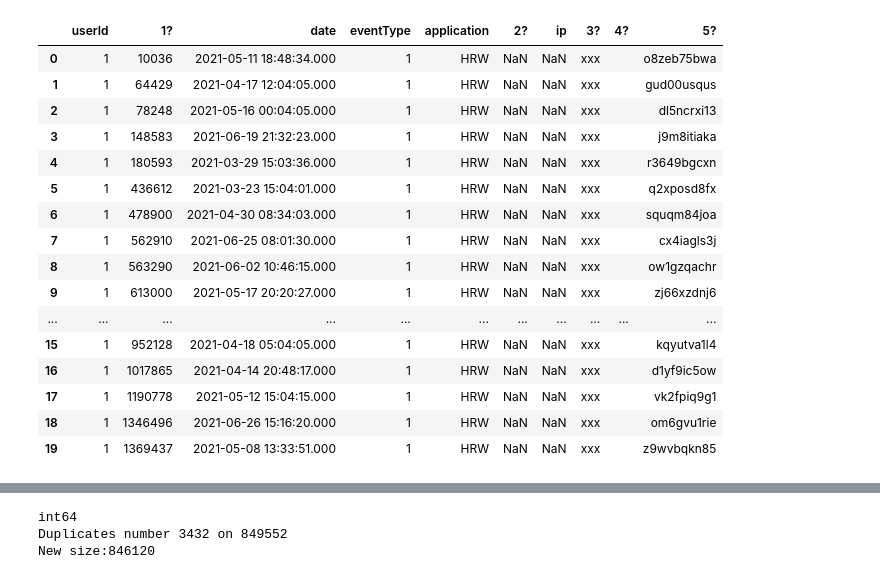
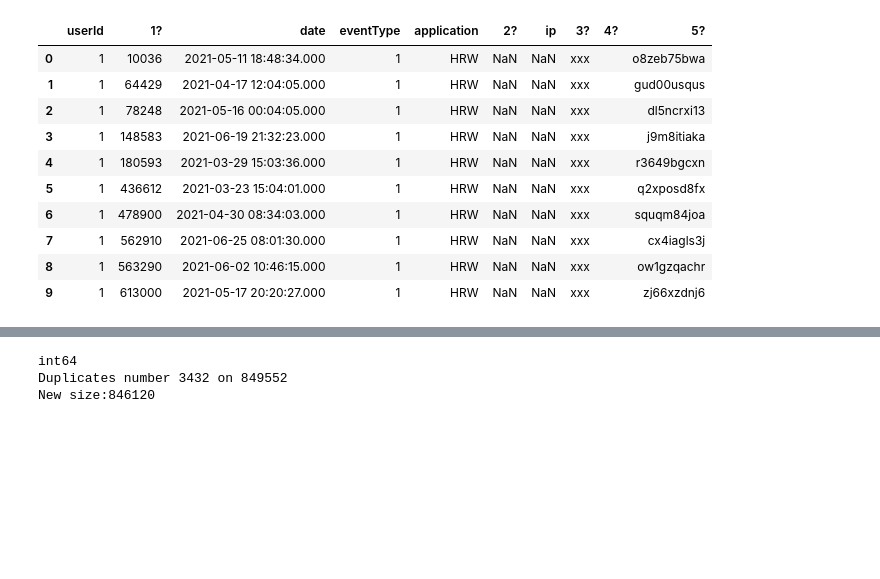
Before and after one commit to carloleo/AI-for-cybersecurity, a Jupyter notebook: AI project.ipynb, the cells around one changed output, grey strips where cells are left out. Saved outputs shown, nothing was run; the diff lists cells and outputs as text; code cells hidden in the pictures; blank space fills up the shorter version.

Commit message:
Implemented login dataframe

```diff
--- a/AI project.ipynb
+++ b/AI project.ipynb
@@ -7,25 +7,19 @@ UNKNOWN = 'unknown'
 df = pd.read_csv('coded_log.csv', sep=";",names=['userId', '1?', 'date','eventType','application','2?','ip','3?','4?','5?'])
 # %%
 # Visualize a snippet of the data frame df
-df.head(20)
+df.head(10)
 # %% [output]
 |  | userId | 1? | date | eventType | application | 2? | ip | 3? | 4? | 5? |
 | 0 | 1 | 10036 | 2021-05-11 18:48:34.000 | 1 | HRW | NaN | NaN | xxx |  | o8zeb75bwa |
 | 1 | 1 | 64429 | 2021-04-17 12:04:05.000 | 1 | HRW | NaN | NaN | xxx |  | gud00usqus |
 | 2 | 1 | 78248 | 2021-05-16 00:04:05.000 | 1 | HRW | NaN | NaN | xxx |  | dl5ncrxi13 |
 | 3 | 1 | 148583 | 2021-06-19 21:32:23.000 | 1 | HRW | NaN | NaN | xxx |  | j9m8itiaka |
 | 4 | 1 | 180593 | 2021-03-29 15:03:36.000 | 1 | HRW | NaN | NaN | xxx |  | r3649bgcxn |
 | 5 | 1 | 436612 | 2021-03-23 15:04:01.000 | 1 | HRW | NaN | NaN | xxx |  | q2xposd8fx |
 | 6 | 1 | 478900 | 2021-04-30 08:34:03.000 | 1 | HRW | NaN | NaN | xxx |  | squqm84joa |
 | 7 | 1 | 562910 | 2021-06-25 08:01:30.000 | 1 | HRW | NaN | NaN | xxx |  | cx4iagls3j |
 | 8 | 1 | 563290 | 2021-06-02 10:46:15.000 | 1 | HRW | NaN | NaN | xxx |  | ow1gzqachr |
 | 9 | 1 | 613000 | 2021-05-17 20:20:27.000 | 1 | HRW | NaN | NaN | xxx |  | zj66xzdnj6 |
-| ... | ... | ... | ... | ... | ... | ... | ... | ... | ... | ... |
-| 15 | 1 | 952128 | 2021-04-18 05:04:05.000 | 1 | HRW | NaN | NaN | xxx |  | kqyutva1l4 |
-| 16 | 1 | 1017865 | 2021-04-14 20:48:17.000 | 1 | HRW | NaN | NaN | xxx |  | d1yf9ic5ow |
-| 17 | 1 | 1190778 | 2021-05-12 15:04:15.000 | 1 | HRW | NaN | NaN | xxx |  | vk2fpiq9g1 |
-| 18 | 1 | 1346496 | 2021-06-26 15:16:20.000 | 1 | HRW | NaN | NaN | xxx |  | om6gvu1rie |
-| 19 | 1 | 1369437 | 2021-05-08 13:33:51.000 | 1 | HRW | NaN | NaN | xxx |  | z9wvbqkn85 |
 # %%
 #remove unkown coloums
 df_ = df.drop(columns=['1?','2?','3?','4?','5?'])
```
Also changed, not shown: parts of 16 cells of this notebook.
